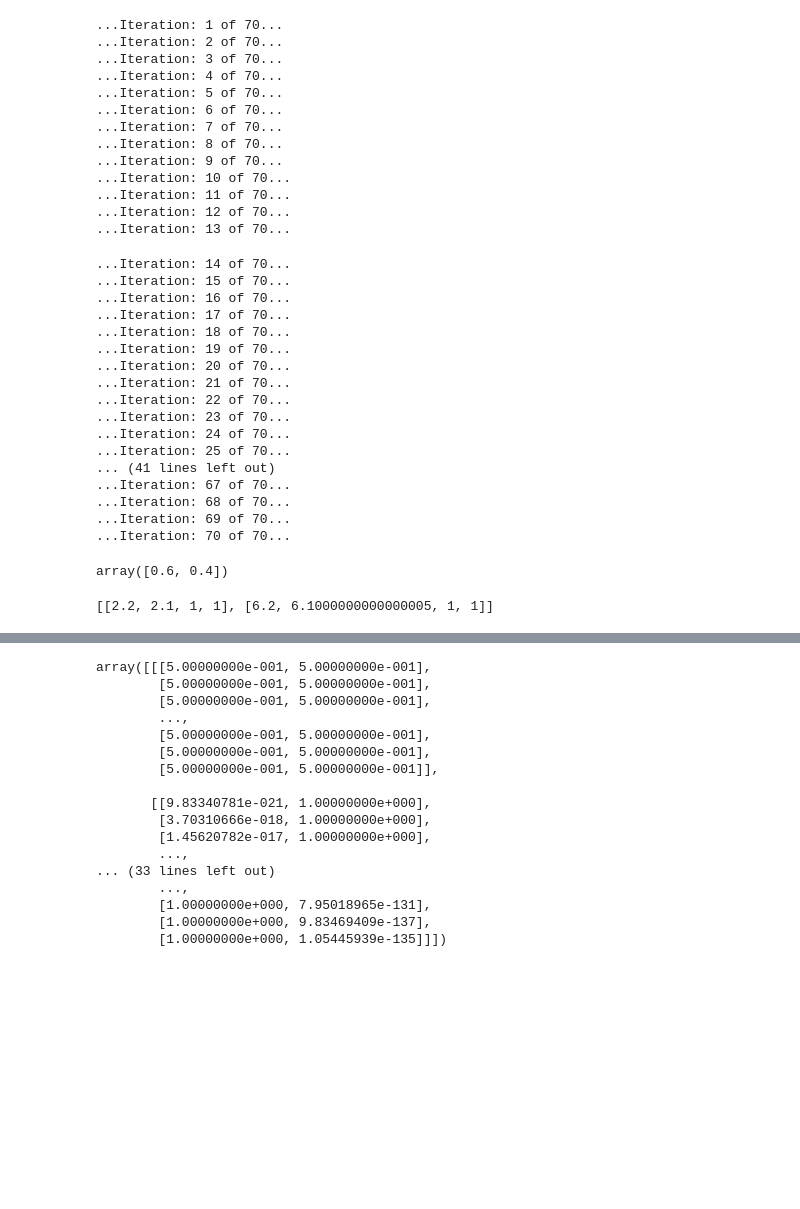
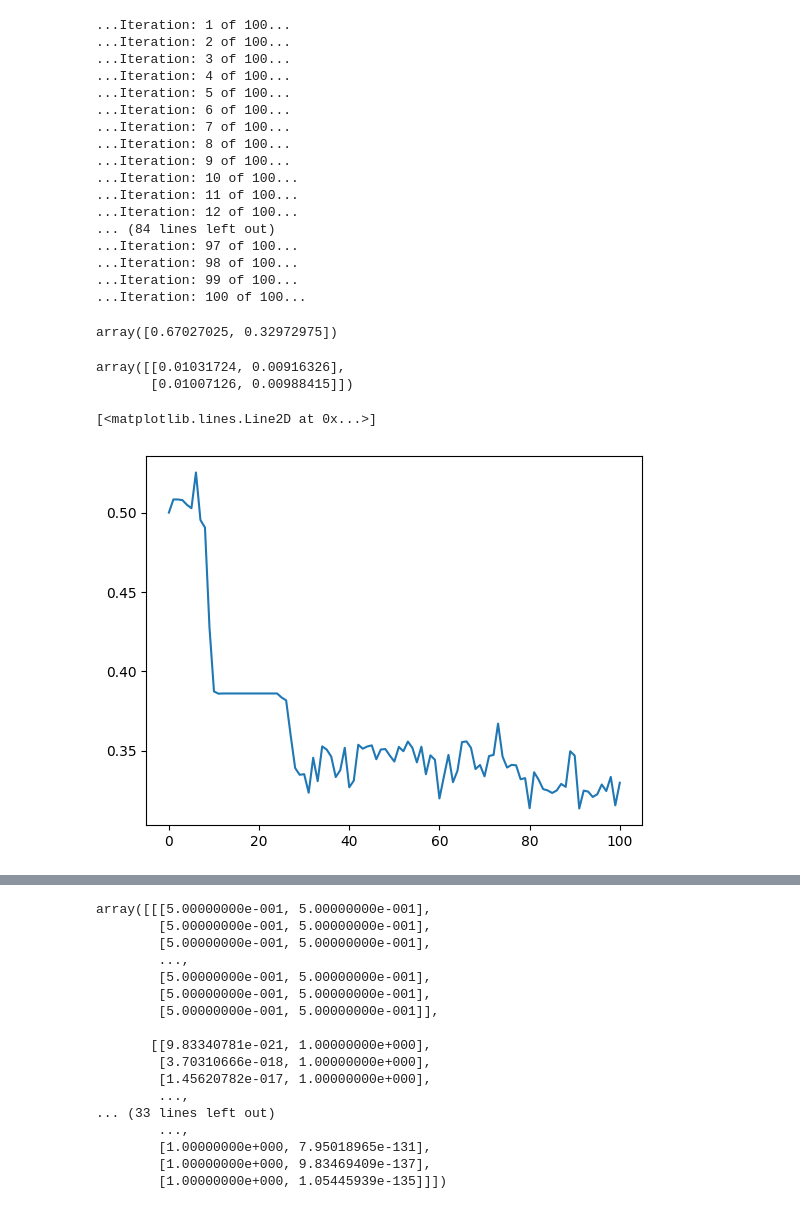
Before and after one commit to joshcorneck/dynamicBHPP, a Jupyter notebook: analyses/src_code_testing/testing.ipynb, the cells around one changed output, grey strips where cells are left out. Saved outputs shown, nothing was run; the diff lists cells and outputs as text; code cells hidden in the pictures; blank space fills up the shorter version.

```diff
--- a/analyses/src_code_testing/testing.ipynb
+++ b/analyses/src_code_testing/testing.ipynb
@@ -48,7 +49,7 @@ adj_mat = np.ones((num_nodes, num_nodes))
 np.fill_diagonal(adj_mat, 0)
 
 int_length = 0.1;
-delta_pi = 1; delta_rho = 1; delta_lam = 0.1; n_cavi = 2
+delta_pi = 1; delta_rho = 0.1; delta_lam = 0.1; n_cavi = 2
 
 VB = VariationalBayes(sampled_network=sampled_network, num_groups=2,
                       num_nodes=num_nodes, alpha_0=1., beta_0=1.,
@@ -63,38 +64,31 @@ VB.run_full_var_bayes(delta_pi=delta_pi,
 
 VB.tau_store[-1,:,:].mean(axis=0)
 # %% [output]
-...Iteration: 1 of 70...
-...Iteration: 2 of 70...
-...Iteration: 3 of 70...
-...Iteration: 4 of 70...
-...Iteration: 5 of 70...
-...Iteration: 6 of 70...
-...Iteration: 7 of 70...
-...Iteration: 8 of 70...
-...Iteration: 9 of 70...
-...Iteration: 10 of 70...
-...Iteration: 11 of 70...
-...Iteration: 12 of 70...
-...Iteration: 13 of 70...
+...Iteration: 1 of 100...
+...Iteration: 2 of 100...
+...Iteration: 3 of 100...
+...Iteration: 4 of 100...
+...Iteration: 5 of 100...
+...Iteration: 6 of 100...
+...Iteration: 7 of 100...
+...Iteration: 8 of 100...
+...Iteration: 9 of 100...
+...Iteration: 10 of 100...
+...Iteration: 11 of 100...
+...Iteration: 12 of 100...
+... (84 lines left out)
+...Iteration: 97 of 100...
+...Iteration: 98 of 100...
+...Iteration: 99 of 100...
+...Iteration: 100 of 100...
-...Iteration: 14 of 70...
-...Iteration: 15 of 70...
-...Iteration: 16 of 70...
-...Iteration: 17 of 70...
-...Iteration: 18 of 70...
-...Iteration: 19 of 70...
-...Iteration: 20 of 70...
-...Iteration: 21 of 70...
-...Iteration: 22 of 70...
-...Iteration: 23 of 70...
-...Iteration: 24 of 70...
-...Iteration: 25 of 70...
-... (41 lines left out)
-...Iteration: 67 of 70...
-...Iteration: 68 of 70...
-...Iteration: 69 of 70...
-...Iteration: 70 of 70...
+array([0.67027025, 0.32972975])
-array([0.6, 0.4])
-# %%
-VB.rate_changes_list
-# %% [output]
-[[2.2, 2.1, 1, 1], [6.2, 6.1000000000000005, 1, 1]]
+# %%
+VB.eta / (VB.eta + VB.zeta)
+# %% [output]
+array([[0.01031724, 0.00916326],
+       [0.01007126, 0.00988415]])
+# %%
+plt.plot(np.arange(101), VB.tau_store.mean(axis=1)[:,1])
+# %% [output]
+[<matplotlib.lines.Line2D at 0x...>]
+[figure, added]
```
Also changed, not shown: parts of 9 cells of this notebook, 2 other files.
